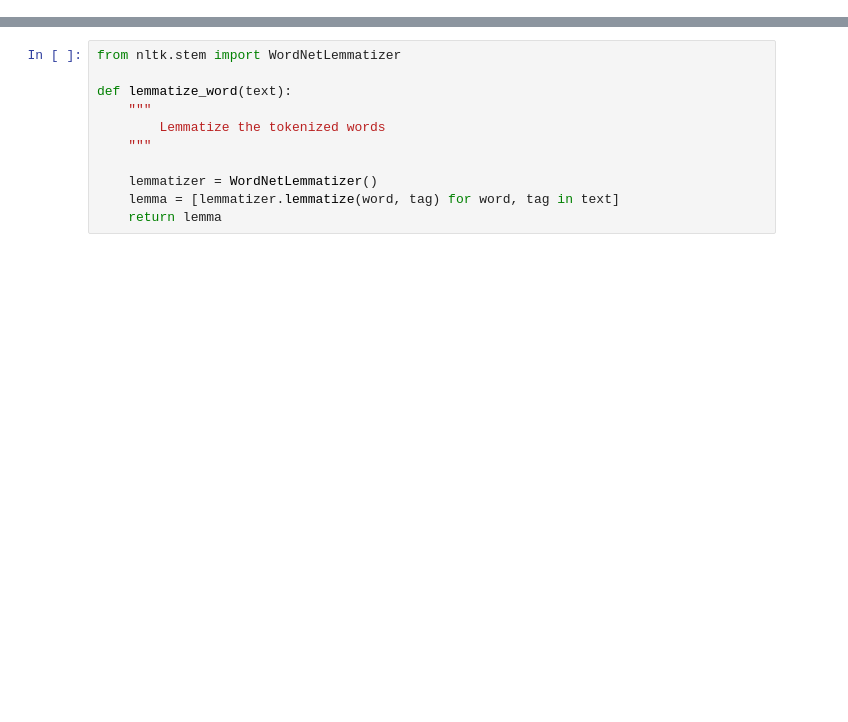
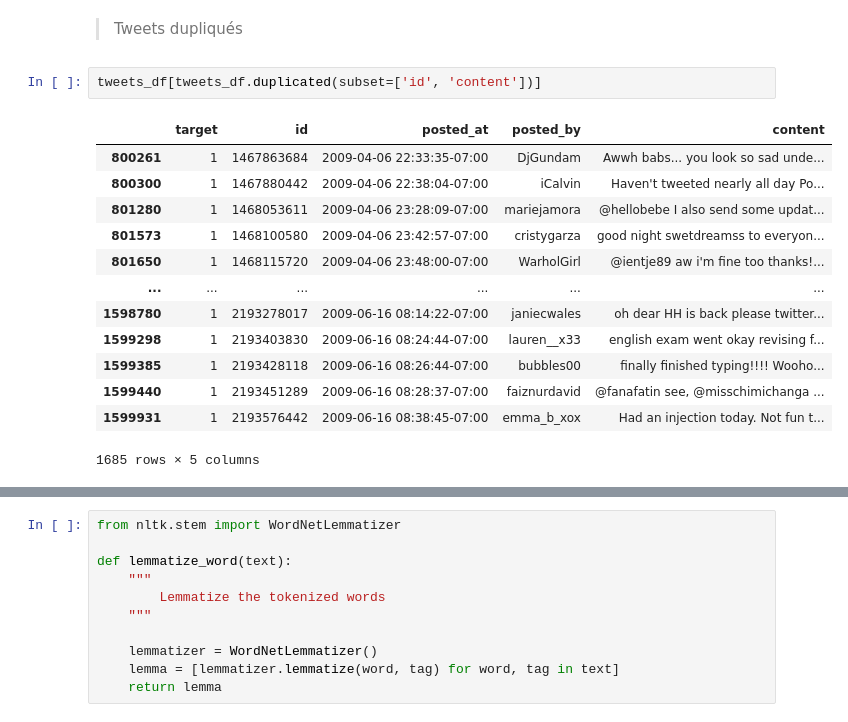
Before and after one commit to amadousysada/Sentiment-Analysis, a Jupyter notebook: notebooks/p7_01_exploration_preprocessing_and_feature_extraction.ipynb, the cells around one changed output, grey strips where cells are left out. Drawn from its saved outputs; the diff is of its cells as text; blank space fills up the shorter version.

```diff
--- a/notebooks/p7_01_exploration_preprocessing_and_feature_extraction.ipynb
+++ b/notebooks/p7_01_exploration_preprocessing_and_feature_extraction.ipynb
@@ -921,0 +207,20 @@ For example, the "good", "better" or "best" is lemmatized into good and the verb
+# %% [markdown]
+
+
+> Tweets dupliqués
+# %%
+tweets_df[tweets_df.duplicated(subset=['id', 'content'])]
+# %% [output]
+|  | target | id | posted_at | posted_by | content |
+| 800261 | 1 | 1467863684 | 2009-04-06 22:33:35-07:00 | DjGundam | Awwh babs... you look so sad unde... |
+| 800300 | 1 | 1467880442 | 2009-04-06 22:38:04-07:00 | iCalvin | Haven't tweeted nearly all day Po... |
+| 801280 | 1 | 1468053611 | 2009-04-06 23:28:09-07:00 | mariejamora | @hellobebe I also send some updat... |
+| 801573 | 1 | 1468100580 | 2009-04-06 23:42:57-07:00 | cristygarza | good night swetdreamss to everyon... |
+| 801650 | 1 | 1468115720 | 2009-04-06 23:48:00-07:00 | WarholGirl | @ientje89 aw i'm fine too thanks!... |
+| ... | ... | ... | ... | ... | ... |
+| 1598780 | 1 | 2193278017 | 2009-06-16 08:14:22-07:00 | janiecwales | oh dear HH is back please twitter... |
+| 1599298 | 1 | 2193403830 | 2009-06-16 08:24:44-07:00 | lauren__x33 | english exam went okay revising f... |
+| 1599385 | 1 | 2193428118 | 2009-06-16 08:26:44-07:00 | bubbles00 | finally finished typing!!!! Wooho... |
+| 1599440 | 1 | 2193451289 | 2009-06-16 08:28:37-07:00 | faiznurdavid | @fanafatin see, @misschimichanga ... |
+| 1599931 | 1 | 2193576442 | 2009-06-16 08:38:45-07:00 | emma_b_xox | Had an injection today. Not fun t... |
+1685 rows × 5 columns
```
Also changed, not shown: parts of 151 cells of this notebook.
